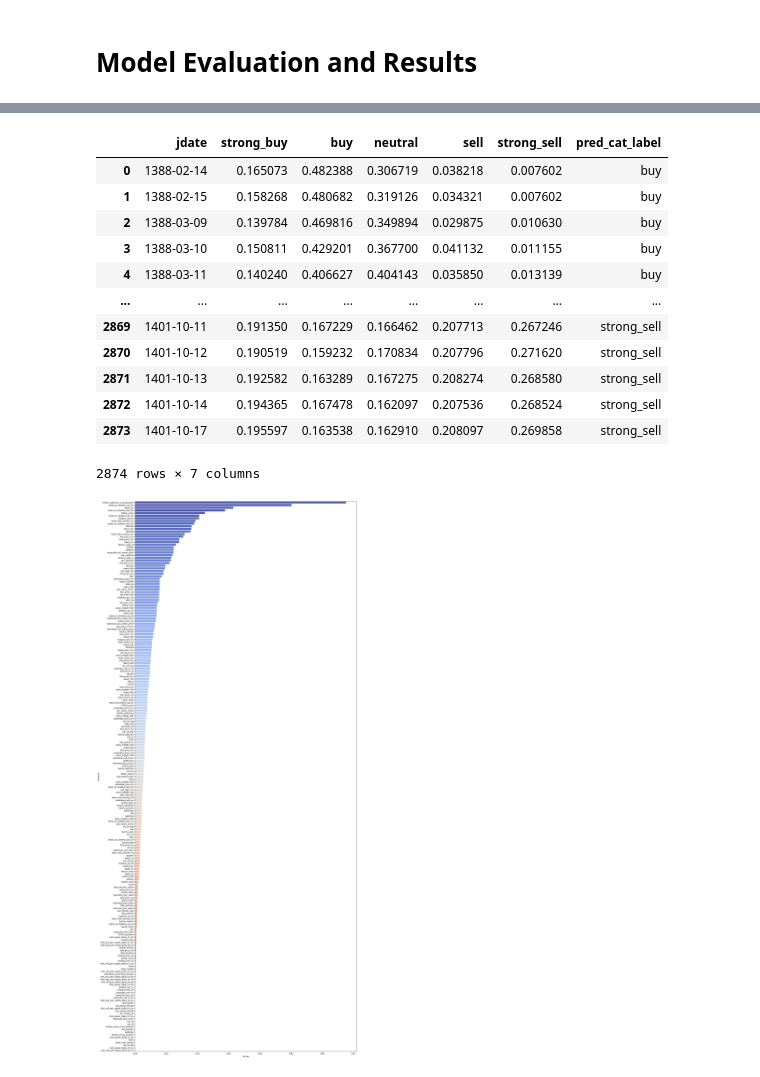
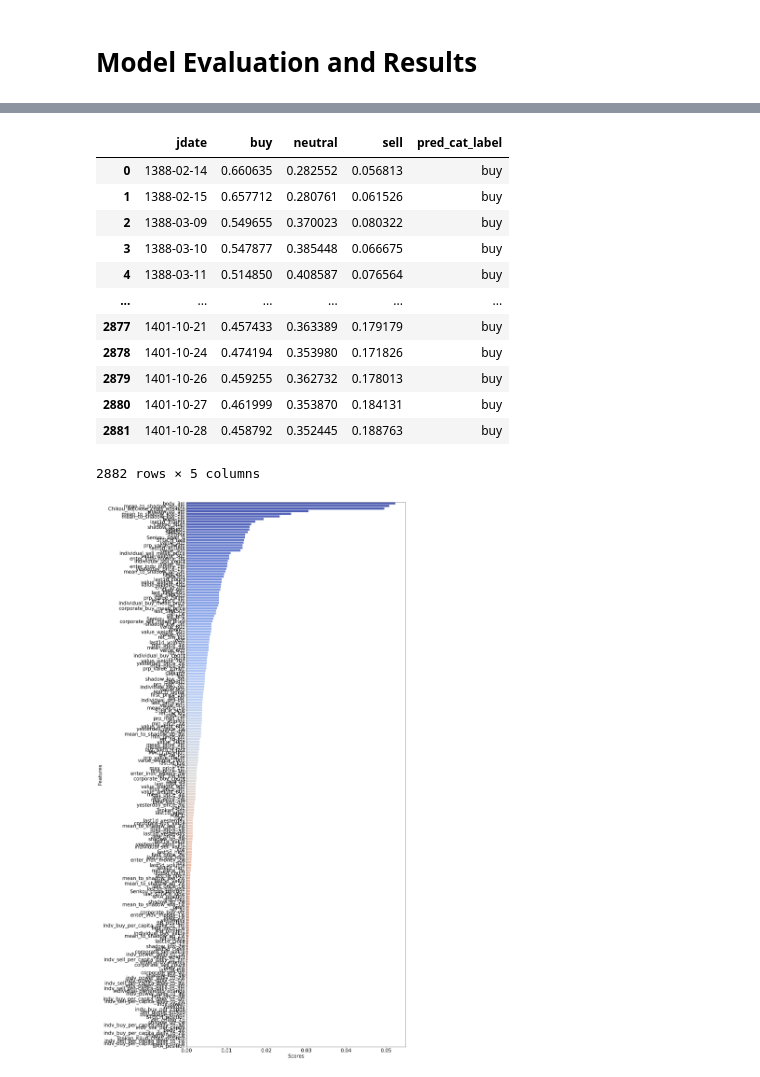
Before and after one commit to Hamtech-ai/InsightiFi, a Jupyter notebook: prediction/run_all_notebook.ipynb, the cells around one changed output, grey strips where cells are left out. Cells and saved outputs as stored; diff of their text form; code cells hidden in the pictures.

Commit message:
new plot for new labeling

```diff
--- a/prediction/run_all_notebook.ipynb
+++ b/prediction/run_all_notebook.ipynb
@@ -350,7 +351,7 @@ shape of features after drop non-essential rows: (2874, 210)
 # %%
 pivots = pd.DataFrame(
     peak_valley_pivots(
-        features_extracted['adjClose'].to_list(), 0.1
+        features_extracted['adjClose'].to_list(), 0.075, -0.075
     ),
     columns = ['label']
 )
@@ -364,7 +365,6 @@ Number of each pivot (array([-1,  0,  1], dtype=int64), array([  99, 2676,   99]
 # %%
 weight = [0] * len(df)
 
-# Add zeros for the starting and ending points that are not in any trend
 start_index = np.where(df['pivot'].isin([1, -1]))[0][0]
 end_index = np.where(df['pivot'].isin([1, -1]))[0][-1]
 
@@ -393,7 +393,7 @@ for i in range(start_index, end_index + 1):
             # Combine the two weights
             final_weight = slope_weight * length_weight
 
-            # Label the data as "buy" with the final weight
+            # Label the data as 'buy' with the final weight
             weight[z] = final_weight * 1
     elif df.at[i, 'pivot'] == -1: # Downtrend
         # Find the previous pivot
@@ -418,26 +418,28 @@ for i in range(start_index, end_index + 1):
             # Combine the two weights
             final_weight = slope_weight * length_weight
 
-            # Label the data as "sell" with the final weight
+            # Label the data as 'sell' with the final weight
             weight[z] = final_weight * 1
 
 # Add the labels to the dataframe
 df['weight'] = weight
-df['weight'].fillna(0, inplace = True)
+# df['weight'].fillna(0, inplace = True)
 
 # Find the quantiles of the positive and negative labels
-pos_quantiles = np.quantile(df[df['weight'] > 0]['weight'], [0.33, 0.66])
-neg_quantiles = np.quantile(df[df['weight'] < 0]['weight'], [0.33, 0.66])
+pos_quantiles = np.quantile(df[df['weight'] > 0]['weight'], [0.33])
+neg_quantiles = np.quantile(df[df['weight'] < 0]['weight'], [0.66])
 
 # Use np.where to apply conditions to the entire label column
 df['cat_label'] = np.where(
-    df['weight'] > pos_quantiles[1], 'strong_buy',
-    np.where(df['weight'] >= pos_quantiles[0], 'buy',
-    np.where(df['weight'] > neg_quantiles[1], 'neutral',
-    np.where(df['weight'] > neg_quantiles[0], 'sell', 'strong_sell')))
-)
+                          df['weight'] >= pos_quantiles[0], 'buy',
+                  np.where(
+                          df['weight'] >= neg_quantiles[0], 'neutral', 'sell'
+))
+# df['cat_label'] = np.where(
+#                           df['pivot'].isin([-1, 1]), 'pivot', df['cat_label']
+# )
 
-values, counts = np.unique(df["cat_label"], return_counts = True)
+values, counts = np.unique(df['cat_label'], return_counts = True)
 values = values.tolist()
 counts = counts.tolist()
 print(f'Number of members in each class:\n{values}\n{counts}')
@@ -650,7 +652,7 @@ label_df = pd.DataFrame(
     np.concatenate((trainProb, testProb), axis = 0),
     columns = values
 )
-label_df = label_df[['strong_buy', 'buy', 'neutral', 'sell', 'strong_sell']]
+label_df = label_df[['buy', 'neutral', 'sell']]
 label_df['pred_cat_label'] = np.concatenate((trainPred, testPred), axis = 0)
 label_df.insert(0, 'jdate', init_features['jdate'])
 
@@ -662,37 +664,37 @@ except:
 
 label_df
 # %% [output]
-|  | jdate | strong_buy | buy | neutral | sell | strong_sell | pred_cat_label |
-| 0 | 1388-02-14 | 0.165073 | 0.482388 | 0.306719 | 0.038218 | 0.007602 | buy |
-| 1 | 1388-02-15 | 0.158268 | 0.480682 | 0.319126 | 0.034321 | 0.007602 | buy |
-| 2 | 1388-03-09 | 0.139784 | 0.469816 | 0.349894 | 0.029875 | 0.010630 | buy |
-| 3 | 1388-03-10 | 0.150811 | 0.429201 | 0.367700 | 0.041132 | 0.011155 | buy |
-| 4 | 1388-03-11 | 0.140240 | 0.406627 | 0.404143 | 0.035850 | 0.013139 | buy |
-| ... | ... | ... | ... | ... | ... | ... | ... |
-| 2869 | 1401-10-11 | 0.191350 | 0.167229 | 0.166462 | 0.207713 | 0.267246 | strong_sell |
-| 2870 | 1401-10-12 | 0.190519 | 0.159232 | 0.170834 | 0.207796 | 0.271620 | strong_sell |
-| 2871 | 1401-10-13 | 0.192582 | 0.163289 | 0.167275 | 0.208274 | 0.268580 | strong_sell |
-| 2872 | 1401-10-14 | 0.194365 | 0.167478 | 0.162097 | 0.207536 | 0.268524 | strong_sell |
-| 2873 | 1401-10-17 | 0.195597 | 0.163538 | 0.162910 | 0.208097 | 0.269858 | strong_sell |
+|  | jdate | buy | neutral | sell | pred_cat_label |
+| 0 | 1388-02-14 | 0.660635 | 0.282552 | 0.056813 | buy |
+| 1 | 1388-02-15 | 0.657712 | 0.280761 | 0.061526 | buy |
+| 2 | 1388-03-09 | 0.549655 | 0.370023 | 0.080322 | buy |
+| 3 | 1388-03-10 | 0.547877 | 0.385448 | 0.066675 | buy |
+| 4 | 1388-03-11 | 0.514850 | 0.408587 | 0.076564 | buy |
+| ... | ... | ... | ... | ... | ... |
+| 2877 | 1401-10-21 | 0.457433 | 0.363389 | 0.179179 | buy |
+| 2878 | 1401-10-24 | 0.474194 | 0.353980 | 0.171826 | buy |
+| 2879 | 1401-10-26 | 0.459255 | 0.362732 | 0.178013 | buy |
+| 2880 | 1401-10-27 | 0.461999 | 0.353870 | 0.184131 | buy |
+| 2881 | 1401-10-28 | 0.458792 | 0.352445 | 0.188763 | buy |
-2874 rows × 7 columns
+2882 rows × 5 columns
 # %%
 importance = pd.DataFrame(
     {
-        'Features': init_features.iloc[:, 2:-2].columns,
+        'Features': init_features.iloc[:, 2:-3].columns,
         'Scores': featureImport
     }
 ).sort_values(by = ['Scores'], ascending = False)
 
 plt.figure(figsize = (20, 50))
 plt.tight_layout()
 
 sns.barplot(
     data = importance,
     y = 'Features',
     x = 'Scores',
     palette = sns.color_palette('coolwarm', len(importance))
 )
 plt.margins(y = 0)
 # %% [output]
-[figure, old version]
+[figure, new version]
 # %%
```
Also changed, not shown: parts of 16 cells of this notebook.
